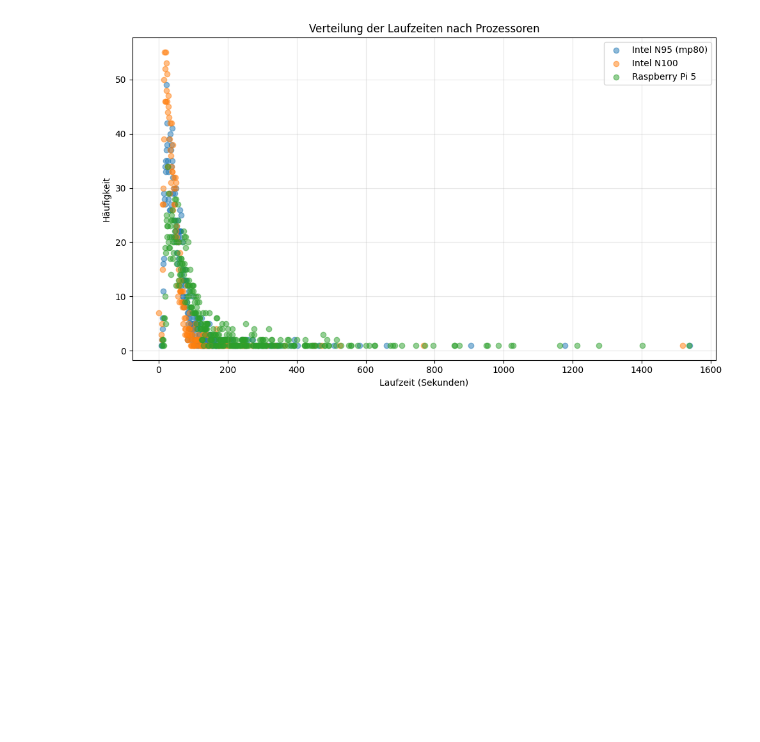
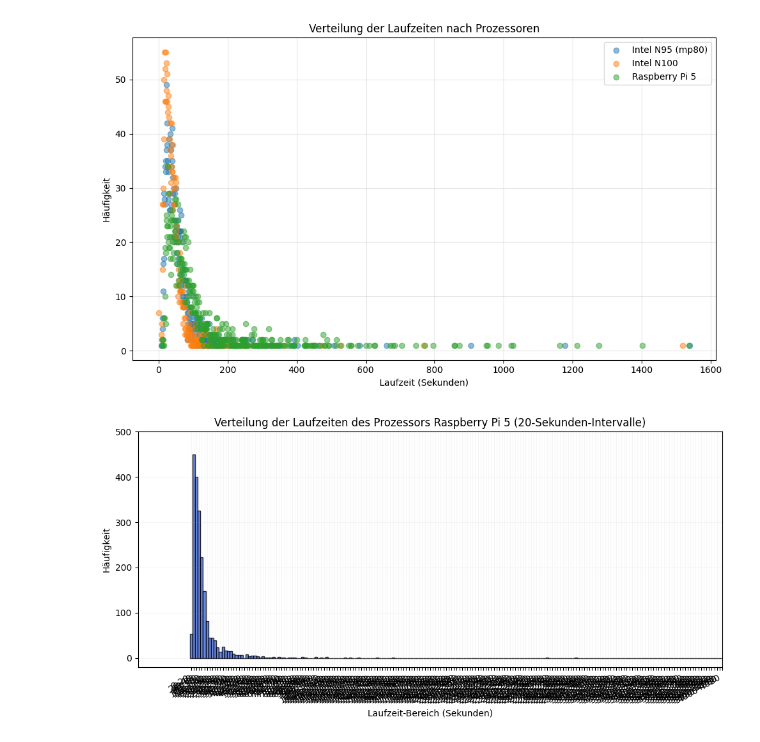
Before and after one commit to Linelle-7/TSP-Benchmark-Analysis, a Jupyter notebook: DatenAnalyse_fuer_TSP.ipynb, the cells around one changed output. Saved outputs shown, nothing was run; the diff lists cells and outputs as text; code cells hidden in the pictures; blank space fills up the shorter version.

```diff
--- a/DatenAnalyse_fuer_TSP.ipynb
+++ b/DatenAnalyse_fuer_TSP.ipynb
@@ -128,3 +80,39 @@ counts_df=pd.DataFrame(counts_dict); counts_df = counts_df.fillna(0) # Laufzeite
 #print(counts_df)
 # %% [output]
 [figure]
+# %%
+import numpy as np
+import pandas as pd
+import matplotlib.pyplot as plt
+
+df_Pi5 = data["Raspberry Pi 5"]
+runtimes = df_Pi5["runtime_s"]
+
+# 20-Sekunden-Intervalle
+bins = np.arange(0, runtimes.max() + 20, 20)
+
+# In Intervalle einteilen
+categories = pd.cut(runtimes, bins=bins, right=True)
+
+# Häufigkeit zählen
+counts = categories.value_counts().sort_index()
+
+# Labels schöner machen ([a, b])
+labels = [f"{int(c.left)}-{int(c.right)}" for c in counts.index]
+
+plt.figure(figsize=(10,5))
+plt.bar(labels, counts.values, color="royalblue", edgecolor="black", width=1.0, alpha=0.8)
+
+plt.xlabel("Laufzeit-Bereich (Sekunden)")
+plt.ylabel("Häufigkeit")
+plt.title("Verteilung der Laufzeiten des Prozessors Raspberry Pi 5 (20-Sekunden-Intervalle)")
+plt.xticks(rotation=30, ha="right")
+
+# Fokus auf Hauptbereich
+plt.ylim(-20, 500)
+plt.xlim(-20, 200)  # Zoom auf 0–200 Sekunden
+plt.grid(True, alpha=0.1)
+plt.tight_layout()
+plt.show()
+# %% [output]
+[figure, added]
```
Also changed, not shown: parts of 6 cells of this notebook, 6 other files.
